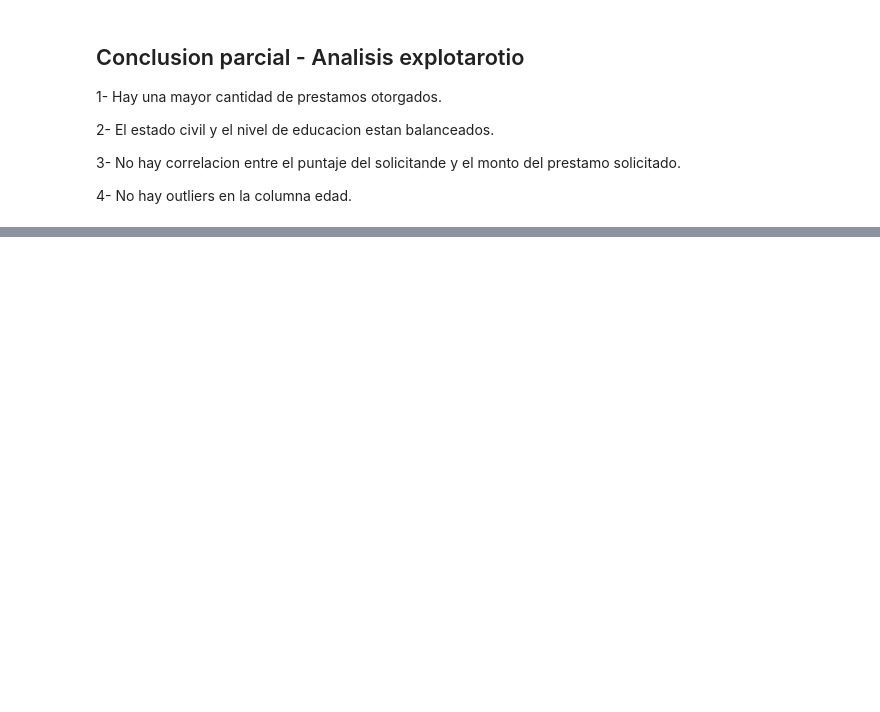
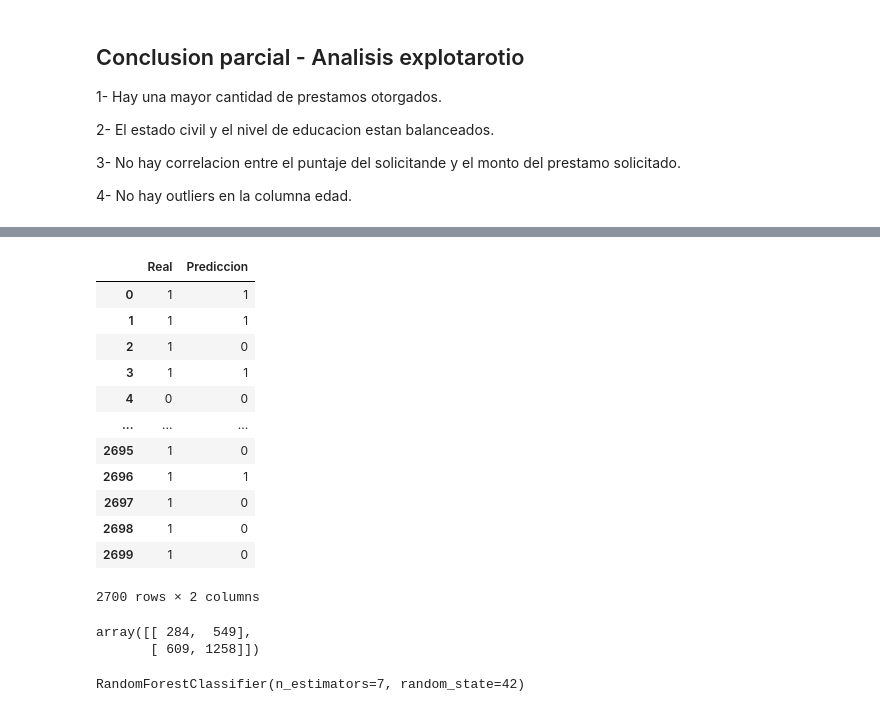
Before and after one commit to LuqGon/loan-factor-dsproject, a Jupyter notebook: loan-factor_GONZALEZ.ipynb, the cells around one changed output, grey strips where cells are left out. Cells and saved outputs as stored; diff of their text form; code cells hidden in the pictures; blank space fills up the shorter version.

```diff
--- a/loan-factor_GONZALEZ.ipynb
+++ b/loan-factor_GONZALEZ.ipynb
@@ -199,0 +254,33 @@ plt.show()
+# %%
+#Generar un dataframe entre test y test_predict
+df_test = pd.DataFrame({'Real': y_test, 'Prediccion': y_test_pred})
+df_test
+# %% [output]
+|  | Real | Prediccion |
+| 0 | 1 | 1 |
+| 1 | 1 | 1 |
+| 2 | 1 | 0 |
+| 3 | 1 | 1 |
+| 4 | 0 | 0 |
+| ... | ... | ... |
+| 2695 | 1 | 0 |
+| 2696 | 1 | 1 |
+| 2697 | 1 | 0 |
+| 2698 | 1 | 0 |
+| 2699 | 1 | 0 |
+2700 rows × 2 columns
+# %%
+# Matriz de Confusión
+from sklearn import metrics
+metrics.confusion_matrix(y_test, y_test_pred)
+# %% [output]
+array([[ 284,  549],
+       [ 609, 1258]])
+# %%
+from sklearn.ensemble import RandomForestClassifier
+#Creamos un random forest!
+model = RandomForestClassifier(random_state=42, n_estimators=7)
+model.fit(X_train, y_train)
+model.fit(X_test, y_test)
+# %% [output]
+RandomForestClassifier(n_estimators=7, random_state=42)
```
Also changed, not shown: parts of 15 cells of this notebook.
